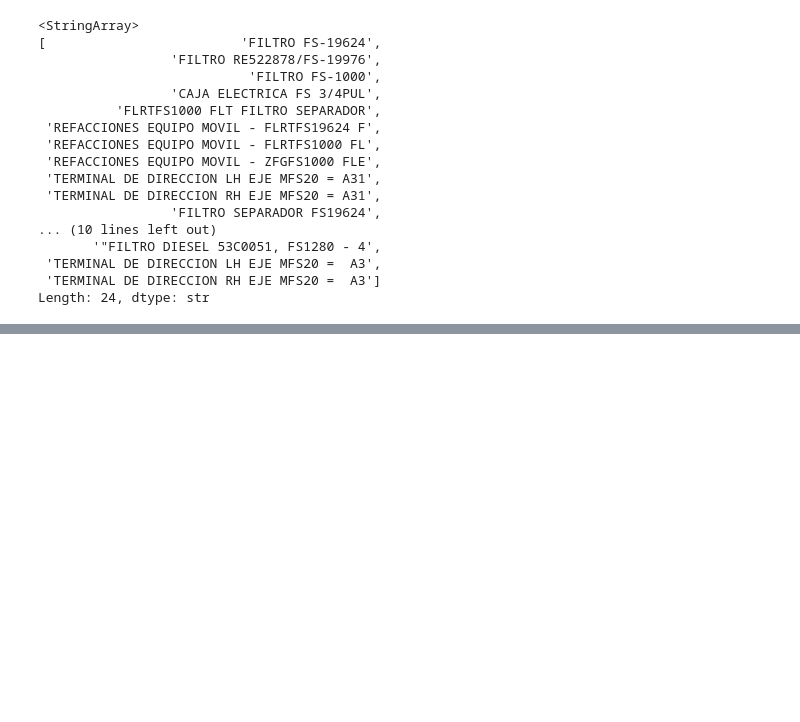
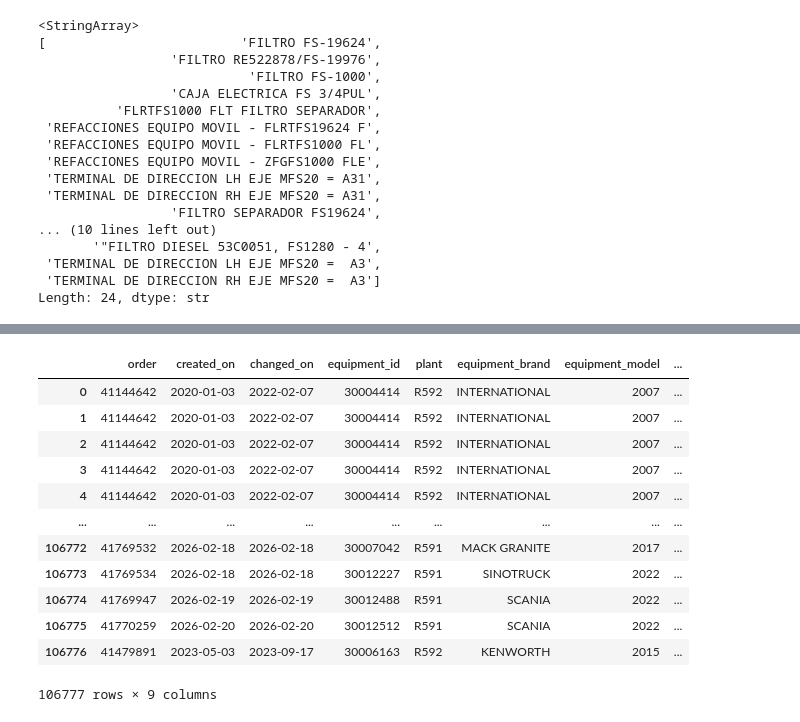
Before and after one commit to DanaGtzDev/gcc, a Jupyter notebook: ordenes.ipynb, the cells around one changed output, grey strips where cells are left out. Saved outputs shown, nothing was run; the diff lists cells and outputs as text; code cells hidden in the pictures; blank space fills up the shorter version.

```diff
--- a/ordenes.ipynb
+++ b/ordenes.ipynb
@@ -160,0 +238,24 @@ Length: 24, dtype: str
+# %%
+merged = merged.rename(columns={
+    "quantity": "replacement_quantity",
+    "equipment": "equipment_id",
+    "marca": "equipment_brand",
+    "modelo": "equipment_model",
+    "origen": "equipment_origin",
+})
+
+merged
+# %% [output]
+|  | order | created_on | changed_on | equipment_id | plant | equipment_brand | equipment_model | ... |
+| 0 | 41144642 | 2020-01-03 | 2022-02-07 | 30004414 | R592 | INTERNATIONAL | 2007 | ... |
+| 1 | 41144642 | 2020-01-03 | 2022-02-07 | 30004414 | R592 | INTERNATIONAL | 2007 | ... |
+| 2 | 41144642 | 2020-01-03 | 2022-02-07 | 30004414 | R592 | INTERNATIONAL | 2007 | ... |
+| 3 | 41144642 | 2020-01-03 | 2022-02-07 | 30004414 | R592 | INTERNATIONAL | 2007 | ... |
+| 4 | 41144642 | 2020-01-03 | 2022-02-07 | 30004414 | R592 | INTERNATIONAL | 2007 | ... |
+| ... | ... | ... | ... | ... | ... | ... | ... | ... |
+| 106772 | 41769532 | 2026-02-18 | 2026-02-18 | 30007042 | R591 | MACK GRANITE | 2017 | ... |
+| 106773 | 41769534 | 2026-02-18 | 2026-02-18 | 30012227 | R591 | SINOTRUCK | 2022 | ... |
+| 106774 | 41769947 | 2026-02-19 | 2026-02-19 | 30012488 | R591 | SCANIA | 2022 | ... |
+| 106775 | 41770259 | 2026-02-20 | 2026-02-20 | 30012512 | R591 | SCANIA | 2022 | ... |
+| 106776 | 41479891 | 2023-05-03 | 2023-09-17 | 30006163 | R592 | KENWORTH | 2015 | ... |
+106777 rows × 9 columns
```
Also changed, not shown: parts of 5 cells of this notebook, 7 other files.
